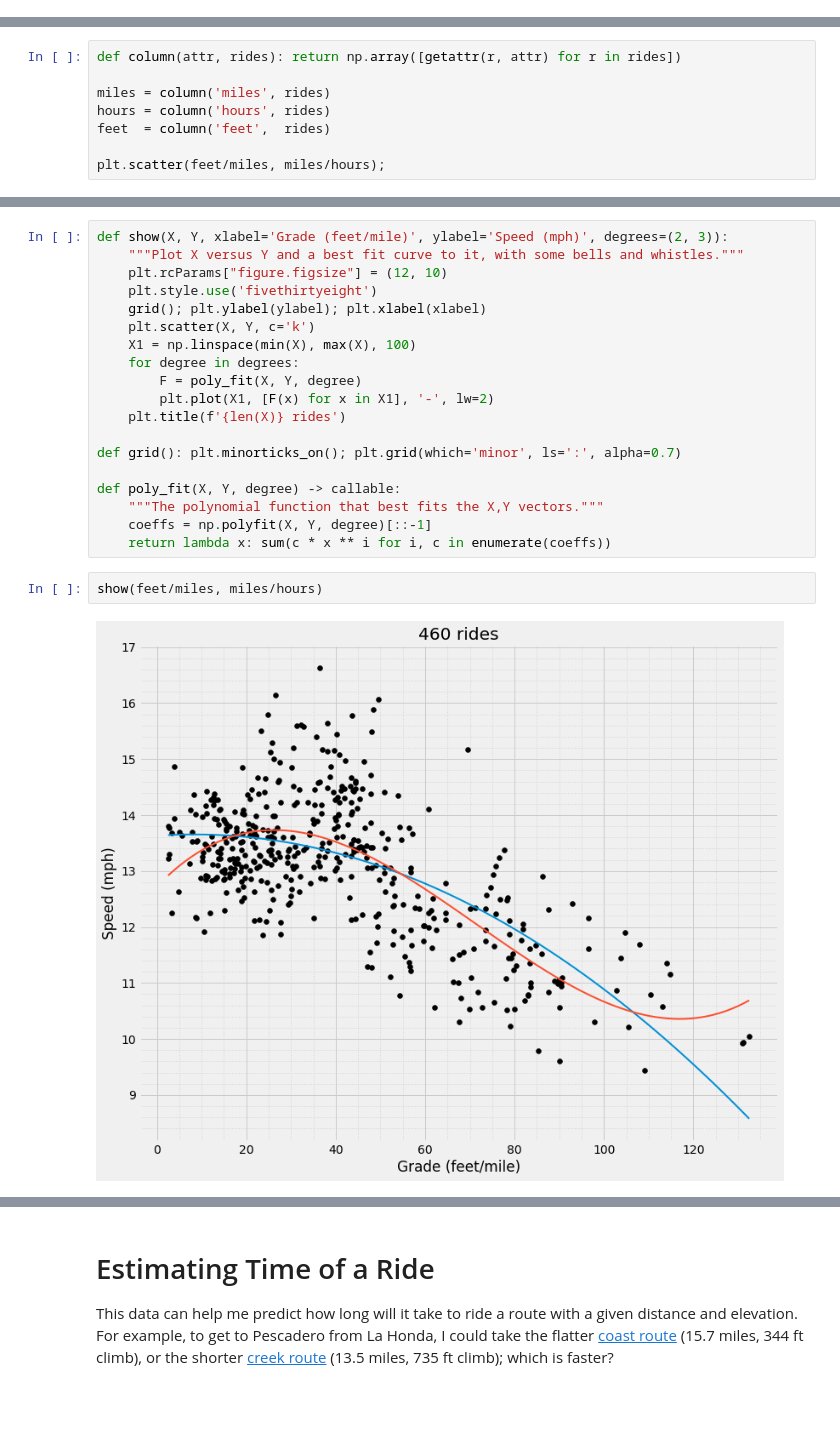
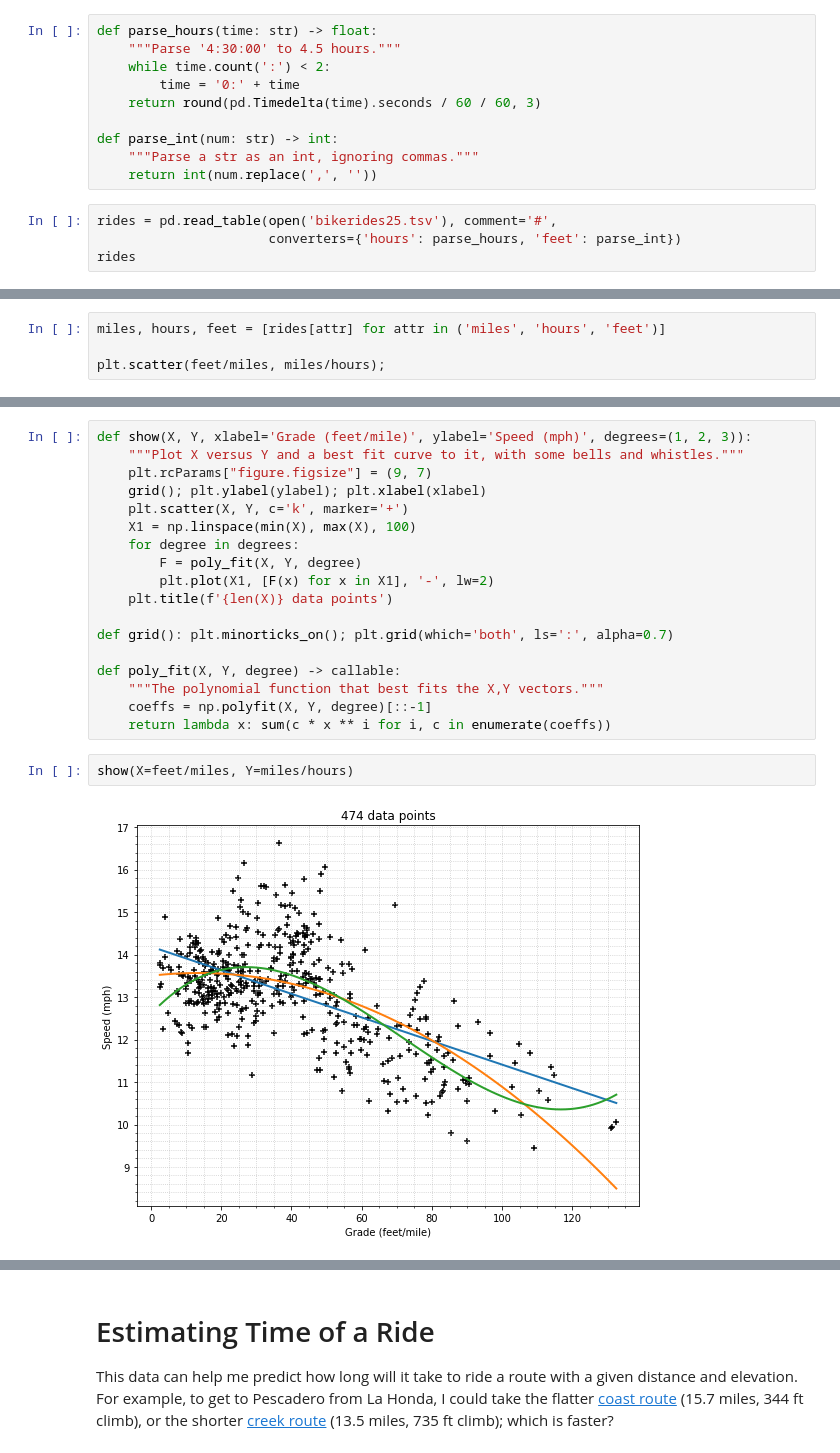
Before and after one commit to norvig/pytudes, a Jupyter notebook: ipynb/Bike Speed versus Grade.ipynb, the cells around one changed output, grey strips where cells are left out. Cells and saved outputs as stored; diff of their text form; blank space fills up the shorter version.

```diff
--- a/ipynb/Bike Speed versus Grade.ipynb
+++ b/ipynb/Bike Speed versus Grade.ipynb
@@ -38,0 +17,14 @@ I'll show a simple scatter plot  visualization:
+# %%
+def parse_hours(time: str) -> float:
+    """Parse '4:30:00' to 4.5 hours."""
+    while time.count(':') < 2:
+        time = '0:' + time
+    return round(pd.Timedelta(time).seconds / 60 / 60, 3)
+
+def parse_int(num: str) -> int:
+    """Parse a str as an int, ignoring commas."""
+    return int(num.replace(',', ''))
+# %%
+rides = pd.read_table(open('bikerides25.tsv'), comment='#',
+                      converters={'hours': parse_hours, 'feet': parse_int})
+rides
@@ -39,9 +59,5 @@ I'll show a simple scatter plot  visualization:
 # %%
-def column(attr, rides): return np.array([getattr(r, attr) for r in rides])
-
-miles = column('miles', rides)
-hours = column('hours', rides)
-feet  = column('feet',  rides)
+miles, hours, feet = [rides[attr] for attr in ('miles', 'hours', 'feet')]
 
 plt.scatter(feet/miles, miles/hours);
 # %% [output]
@@ -53,24 +69,23 @@ As expected, there is a lot of variance, but overall speeds get slower as the gr
 # %%
-def show(X, Y, xlabel='Grade (feet/mile)', ylabel='Speed (mph)', degrees=(2, 3)):
+def show(X, Y, xlabel='Grade (feet/mile)', ylabel='Speed (mph)', degrees=(1, 2, 3)):
     """Plot X versus Y and a best fit curve to it, with some bells and whistles."""
-    plt.rcParams["figure.figsize"] = (12, 10)
-    plt.style.use('fivethirtyeight')
+    plt.rcParams["figure.figsize"] = (9, 7)
     grid(); plt.ylabel(ylabel); plt.xlabel(xlabel)
-    plt.scatter(X, Y, c='k')
+    plt.scatter(X, Y, c='k', marker='+')
     X1 = np.linspace(min(X), max(X), 100)
     for degree in degrees:
         F = poly_fit(X, Y, degree)
         plt.plot(X1, [F(x) for x in X1], '-', lw=2)
-    plt.title(f'{len(X)} rides')
+    plt.title(f'{len(X)} data points')
 
-def grid(): plt.minorticks_on(); plt.grid(which='minor', ls=':', alpha=0.7)
+def grid(): plt.minorticks_on(); plt.grid(which='both', ls=':', alpha=0.7)
 
 def poly_fit(X, Y, degree) -> callable:
     """The polynomial function that best fits the X,Y vectors."""
     coeffs = np.polyfit(X, Y, degree)[::-1]
     return lambda x: sum(c * x ** i for i, c in enumerate(coeffs))
 # %%
-show(feet/miles, miles/hours)
+show(X=feet/miles, Y=miles/hours)
 # %% [output]
-[figure, old version]
+[figure, new version]
 # %% [markdown]
```
Also changed, not shown: parts of 40 cells of this notebook, 1 other file.
